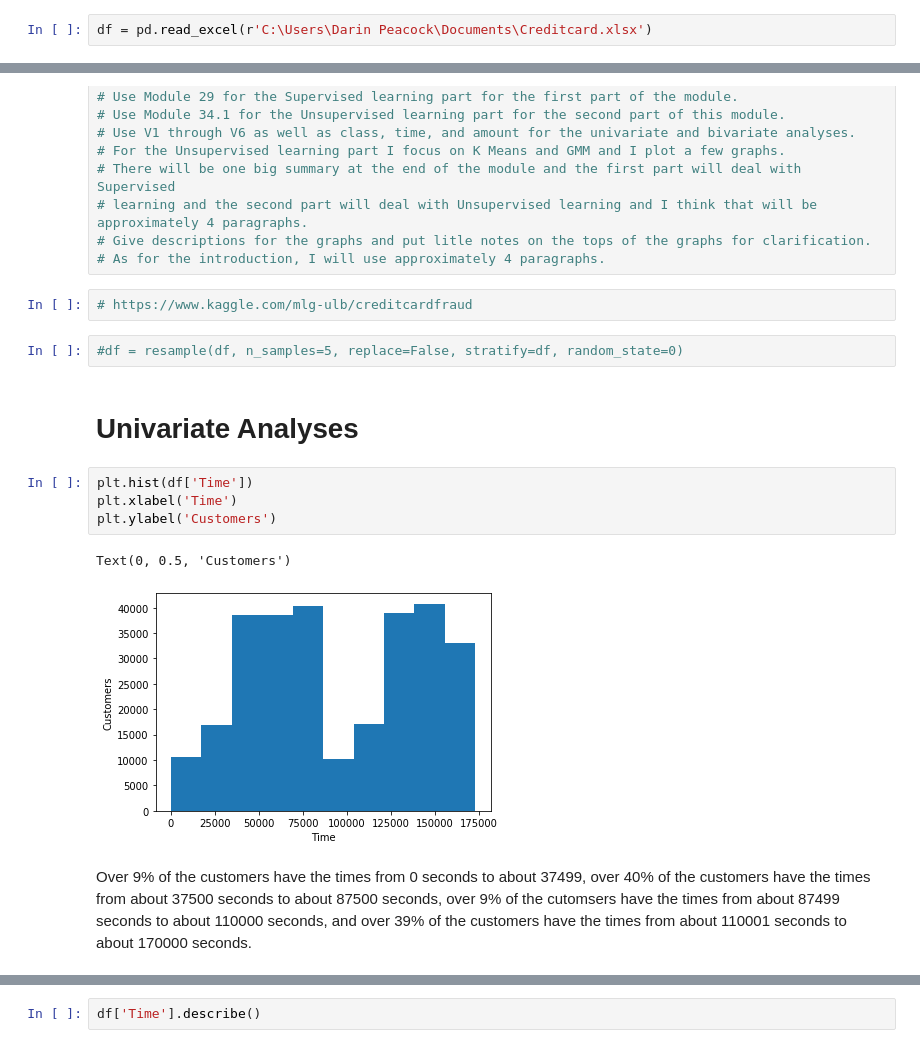
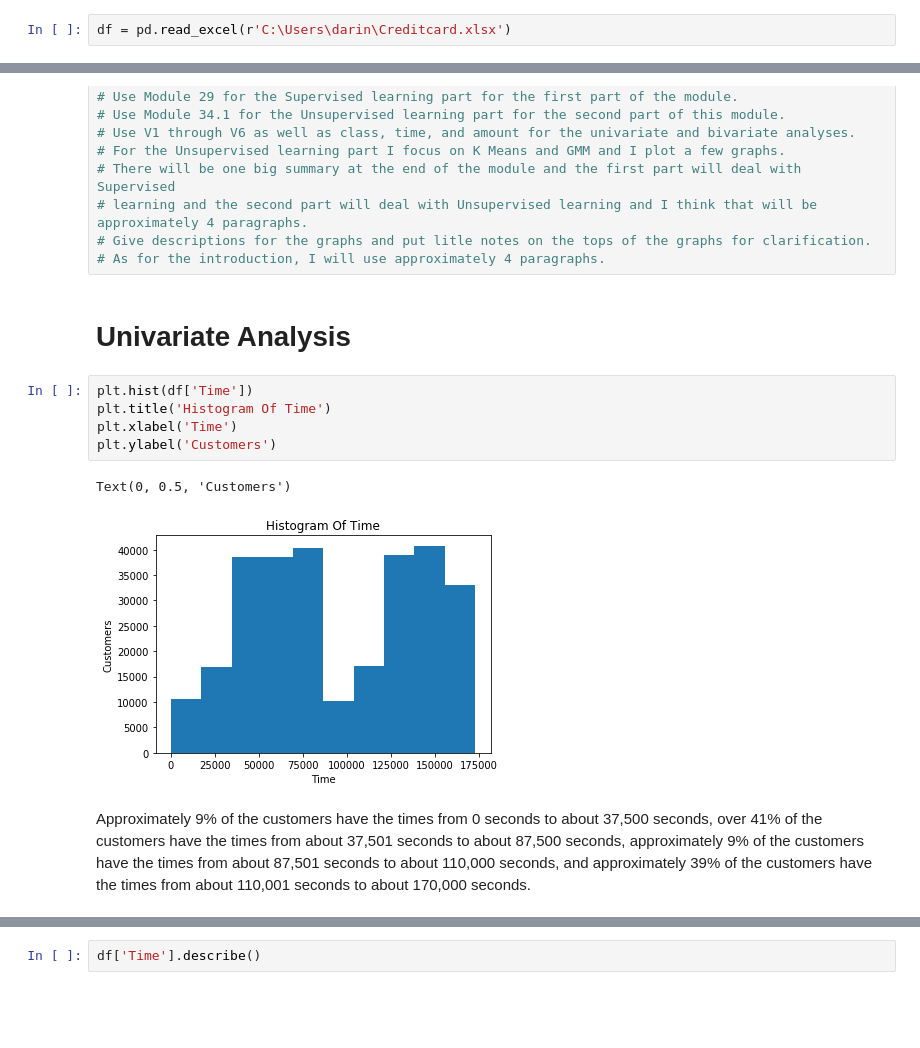
Before and after one commit to Avalon1000/Thinkful, a Jupyter notebook: Module 44.3.ipynb, the cells around one changed output, grey strips where cells are left out. Cells and saved outputs as stored; diff of their text form; blank space fills up the shorter version.

```diff
--- a/Module 44.3.ipynb
+++ b/Module 44.3.ipynb
@@ -70,7 +72,7 @@ from sqlalchemy import create_engine
 from sklearn.metrics import silhouette_score
 from sklearn.utils import resample
 # %%
-df = pd.read_excel(r'C:\Users\Darin Peacock\Documents\Creditcard.xlsx')
+df = pd.read_excel(r'C:\Users\darin\Creditcard.xlsx')
 # %%
 df
 # %% [output]
@@ -673,18 +677,15 @@ plt.show()
 # learning and the second part will deal with Unsupervised learning and I think that will be approximately 4 paragraphs.
 # Give descriptions for the graphs and put litle notes on the tops of the graphs for clarification.
 # As for the introduction, I will use approximately 4 paragraphs.
-# %%
-# https://www.kaggle.com/mlg-ulb/creditcardfraud
-# %%
-#df = resample(df, n_samples=5, replace=False, stratify=df, random_state=0)
 # %% [markdown]
-# Univariate Analyses
+# Univariate Analysis
 # %%
 plt.hist(df['Time'])
+plt.title('Histogram Of Time')
 plt.xlabel('Time')
 plt.ylabel('Customers')
 # %% [output]
 Text(0, 0.5, 'Customers')
-[figure, old version]
+[figure, new version]
 # %% [markdown]
-Over 9% of the customers have the times from 0 seconds to about 37499, over 40% of the customers have the times from about 37500 seconds to about 87500 seconds, over 9% of the cutomsers have the times from about 87499 seconds to about 110000 seconds, and over 39% of the customers have the times from about 110001 seconds to about 170000 seconds.
+Approximately 9% of the customers have the times from 0 seconds to about 37,500 seconds, over 41% of the customers have the times from about 37,501 seconds to about 87,500 seconds, approximately 9% of the customers have the times from about 87,501 seconds to about 110,000 seconds, and approximately 39% of the customers have the times from about 110,001 seconds to about 170,000 seconds.
```
Also changed, not shown: parts of 121 cells of this notebook.
